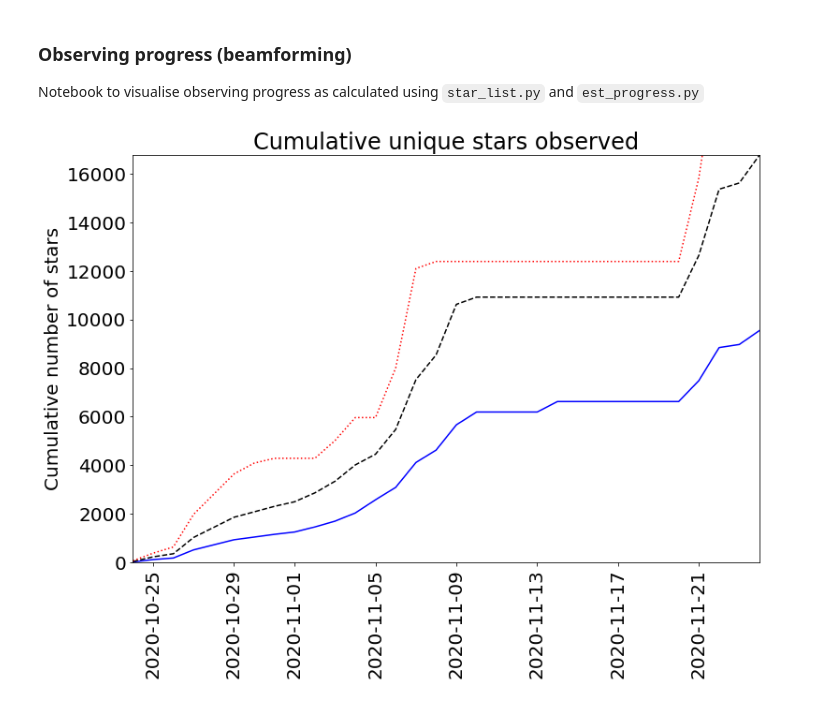
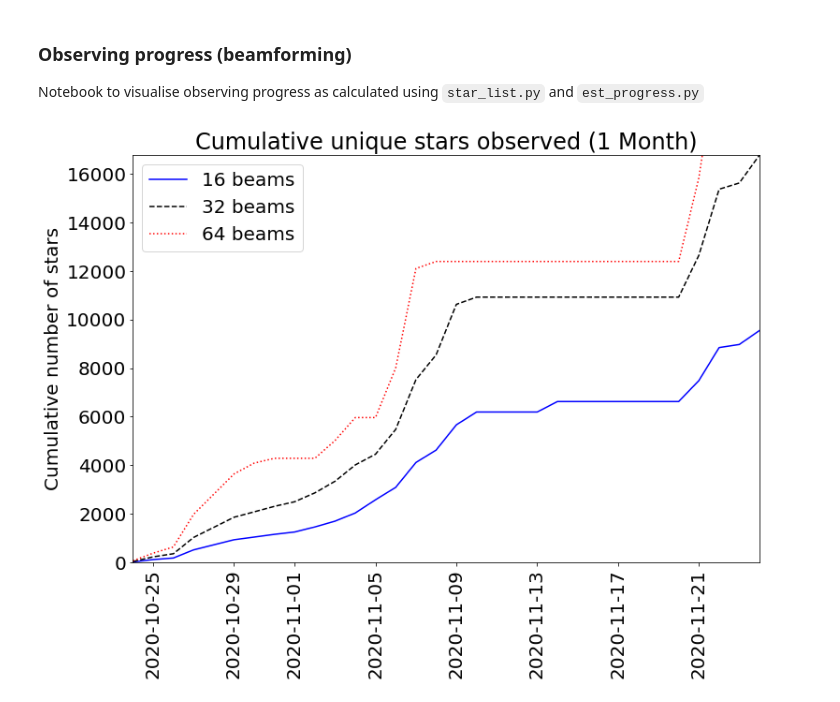
Before and after one commit to danielczech/observing-progress, a Jupyter notebook: observing-progress.ipynb, the cells around one changed output. Cells and saved outputs as stored; diff of their text form; code cells hidden in the pictures.

```diff
--- a/observing-progress.ipynb
+++ b/observing-progress.ipynb
@@ -18,18 +18,19 @@ with open('progress_64.pkl', 'rb') as f:
 # %%
 # Plot observing progress by date:
 c_16 = np.cumsum(progress_16[1])
 c_32 = np.cumsum(progress_32[1])
 c_64 = np.cumsum(progress_64[1])
 
 fig = plt.figure(figsize = (12,8))
-plt.plot(progress_16[0], c_16, c = 'b', label = '64 beams')
-plt.plot(progress_32[0], c_32, c = 'k', ls = '--', label = '')
-plt.plot(progress_64[0], c_64, c = 'r', ls = ':')
-plt.title("Cumulative unique stars observed")
+plt.plot(progress_16[0], c_16, c = 'b', label = '16 beams')
+plt.plot(progress_32[0], c_32, c = 'k', ls = '--', label = '32 beams')
+plt.plot(progress_64[0], c_64, c = 'r', ls = ':', label = '64 beams')
+plt.title("Cumulative unique stars observed (1 Month)")
 plt.ylabel("Cumulative number of stars")
 plt.xticks(rotation = 90)
 plt.xlim([min(progress_list[0]), max(progress_list[0])])
 plt.ylim([0, max(cumulative)])
+plt.legend()
 plt.show()
 # %% [output]
-[figure, old version]
+[figure, new version]
```
